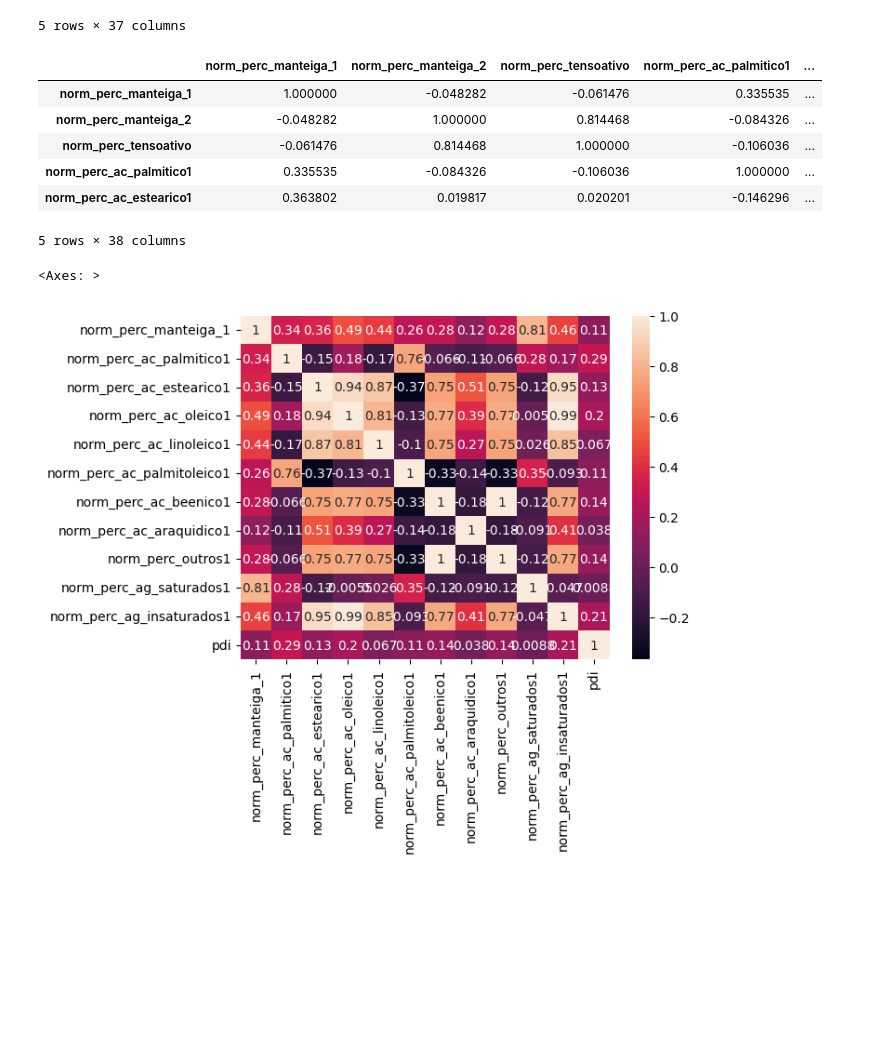
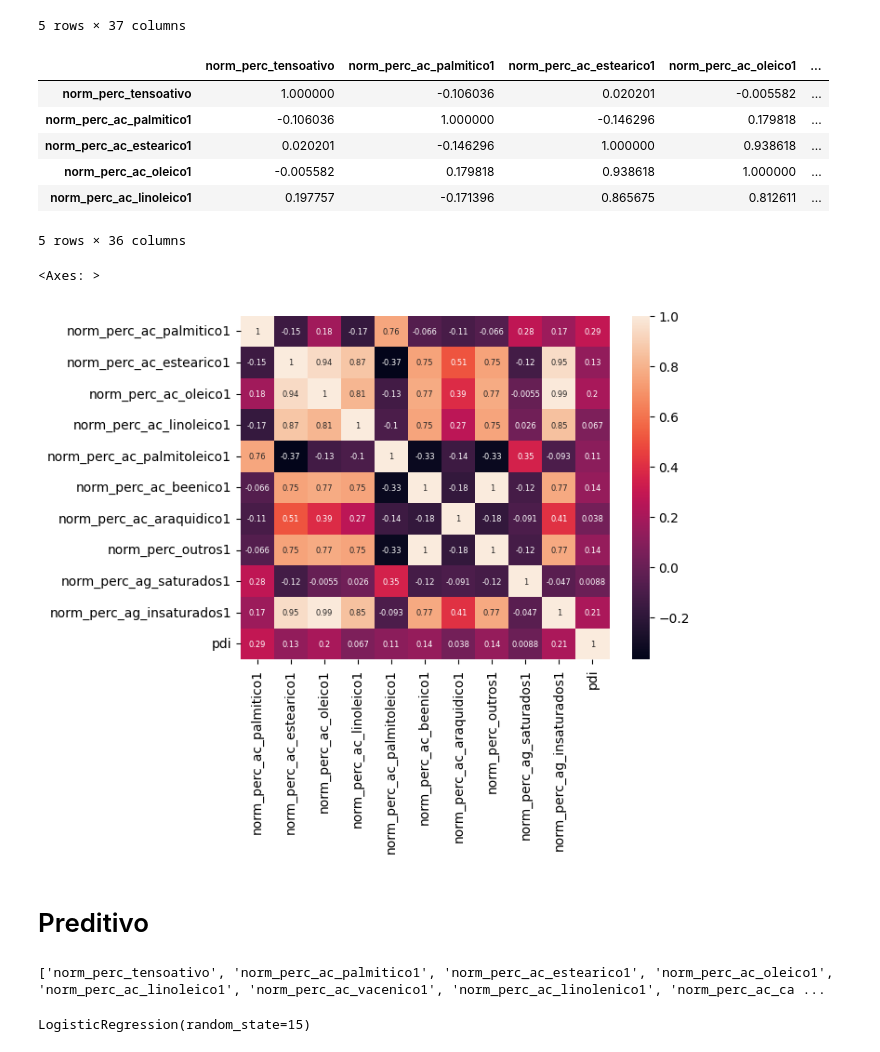
Before and after one commit to brfiso/PyNanoEmulsion, a Jupyter notebook: AnaliseFormulacoes.ipynb, the cells around one changed output. Cells and saved outputs as stored; diff of their text form; code cells hidden in the pictures; blank space fills up the shorter version.

```diff
--- a/AnaliseFormulacoes.ipynb
+++ b/AnaliseFormulacoes.ipynb
@@ -251,21 +251,58 @@ df[colunas_percentuais_normalizadas].head()
 5 rows × 37 columns
 # %%
 colunas_percentuais_normalizadas.append('pdi')
+colunas_percentuais_normalizadas.remove('norm_perc_manteiga_1')
+colunas_percentuais_normalizadas.remove('norm_perc_manteiga_2')
 df[colunas_percentuais_normalizadas].corr().head()
 # %% [output]
-|  | norm_perc_manteiga_1 | norm_perc_manteiga_2 | norm_perc_tensoativo | norm_perc_ac_palmitico1 | ... |
-| norm_perc_manteiga_1 | 1.000000 | -0.048282 | -0.061476 | 0.335535 | ... |
-| norm_perc_manteiga_2 | -0.048282 | 1.000000 | 0.814468 | -0.084326 | ... |
-| norm_perc_tensoativo | -0.061476 | 0.814468 | 1.000000 | -0.106036 | ... |
-| norm_perc_ac_palmitico1 | 0.335535 | -0.084326 | -0.106036 | 1.000000 | ... |
-| norm_perc_ac_estearico1 | 0.363802 | 0.019817 | 0.020201 | -0.146296 | ... |
+|  | norm_perc_tensoativo | norm_perc_ac_palmitico1 | norm_perc_ac_estearico1 | norm_perc_ac_oleico1 | ... |
+| norm_perc_tensoativo | 1.000000 | -0.106036 | 0.020201 | -0.005582 | ... |
+| norm_perc_ac_palmitico1 | -0.106036 | 1.000000 | -0.146296 | 0.179818 | ... |
+| norm_perc_ac_estearico1 | 0.020201 | -0.146296 | 1.000000 | 0.938618 | ... |
+| norm_perc_ac_oleico1 | -0.005582 | 0.179818 | 0.938618 | 1.000000 | ... |
+| norm_perc_ac_linoleico1 | 0.197757 | -0.171396 | 0.865675 | 0.812611 | ... |
-5 rows × 38 columns
+5 rows × 36 columns
 # %%
 corr_matrix = df[colunas_percentuais_normalizadas].corr()
 cols = corr_matrix['pdi'][corr_matrix['pdi'] > 0].index.tolist()
 corr_matrix = corr_matrix.loc[cols, cols]
 
-sns.heatmap(corr_matrix, annot=True, annot_kws=["size":8])
+sns.heatmap(corr_matrix, annot=True, annot_kws={"size":6})
 # %% [output]
 <Axes: >
-[figure, old version]
+[figure, new version]
+# %% [markdown]
+# Preditivo
+# %%
+print(colunas_percentuais_normalizadas)
+# %% [output]
+['norm_perc_tensoativo', 'norm_perc_ac_palmitico1', 'norm_perc_ac_estearico1', 'norm_perc_ac_oleico1', 'norm_perc_ac_linoleico1', 'norm_perc_ac_vacenico1', 'norm_perc_ac_linolenico1', 'norm_perc_ac_ca ...
+# %%
+from sklearn.model_selection import train_test_split
+from sklearn.preprocessing import StandardScaler
+from sklearn.metrics import classification_report, confusion_matrix
+from sklearn.ensemble import RandomForestClassifier, GradientBoostingClassifier
+from sklearn.linear_model import LogisticRegression
+from sklearn.svm import SVC
+from sklearn.neighbors import KNeighborsClassifier
+
+df['nanoemulcao'] = df['pdi'].apply(lambda x: 1 if x < 0.3 else 0)
+
+colunas_percentuais_normalizadas.append('nanoemulcao')
+# Separar features e target
+X = df[colunas_percentuais_normalizadas].drop(columns=["nanoemulcao"])
+y = df["nanoemulcao"]
+
+# Dividir em treino e teste
+X_train, X_test, y_train, y_test = train_test_split(X, y, test_size=0.4, random_state=42)
+
+# Normalização
+scaler = StandardScaler()
+X_train_scaled = scaler.fit_transform(X_train)
+X_test_scaled = scaler.transform(X_test)
+
+model = LogisticRegression(random_state=15)
+
+model.fit(X_train_scaled, y_train)
+# %% [output]
+LogisticRegression(random_state=15)
```
Also changed, not shown: parts of 5 cells of this notebook.
